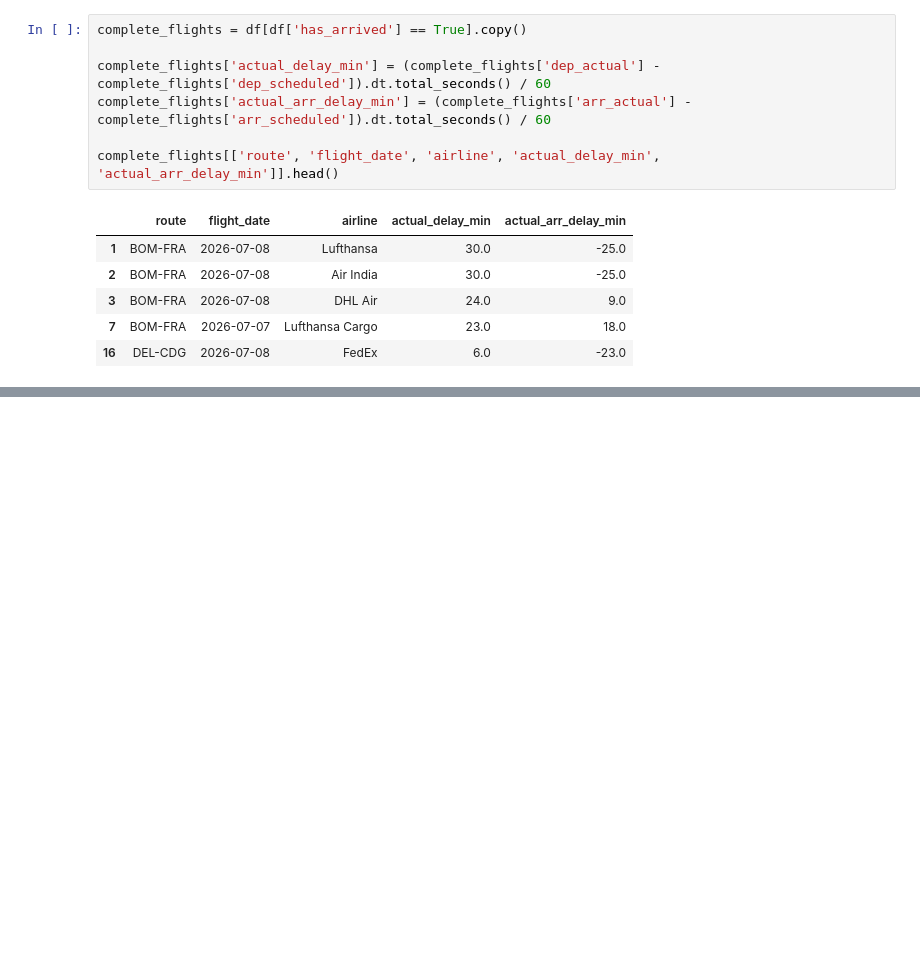
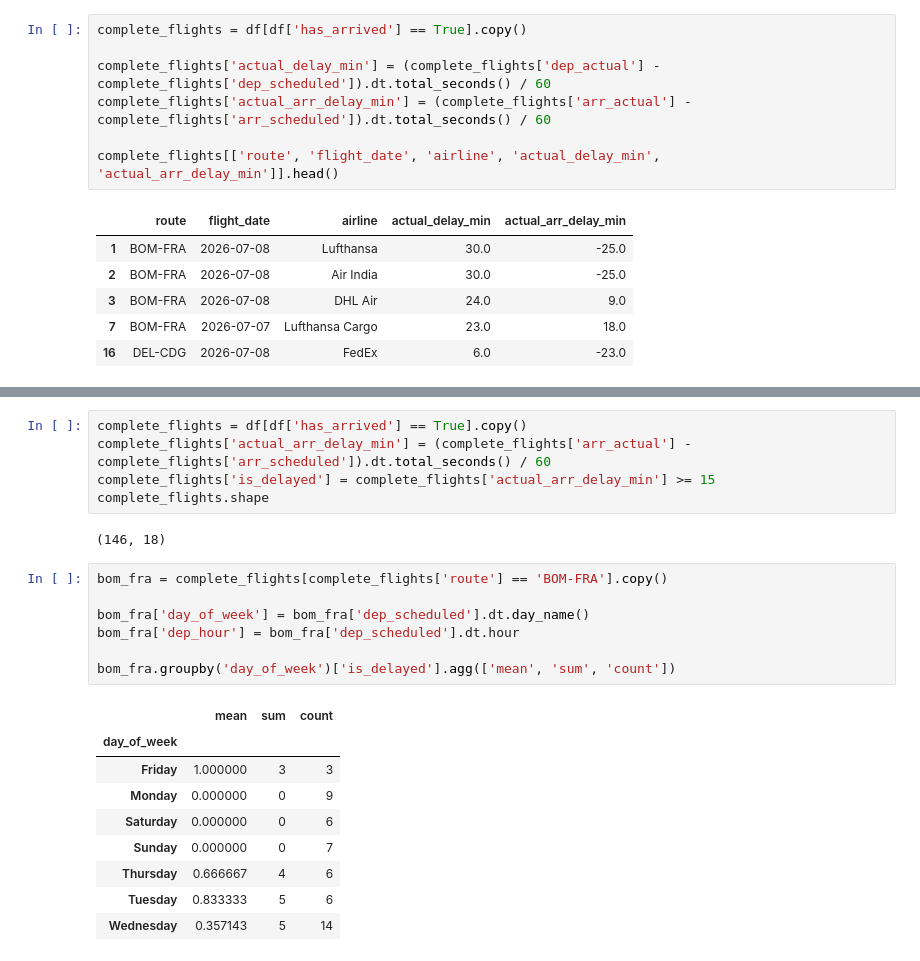
Before and after one commit to khushi1215/RouteWatch, a Jupyter notebook: explore.ipynb, the cells around one changed output, grey strips where cells are left out. Drawn from its saved outputs; the diff is of its cells as text; blank space fills up the shorter version.

Commit message:
eda: BOM-FRA day-of-week and hour-of-day delay patterns

```diff
--- a/explore.ipynb
+++ b/explore.ipynb
@@ -329,0 +338,24 @@ bom_fra.groupby('airline')['is_delayed'].agg(['mean', 'sum', 'count']).sort_valu
+# %%
+complete_flights = df[df['has_arrived'] == True].copy()
+complete_flights['actual_arr_delay_min'] = (complete_flights['arr_actual'] - complete_flights['arr_scheduled']).dt.total_seconds() / 60
+complete_flights['is_delayed'] = complete_flights['actual_arr_delay_min'] >= 15
+complete_flights.shape
+# %% [output]
+(146, 18)
+# %%
+bom_fra = complete_flights[complete_flights['route'] == 'BOM-FRA'].copy()
+
+bom_fra['day_of_week'] = bom_fra['dep_scheduled'].dt.day_name()
+bom_fra['dep_hour'] = bom_fra['dep_scheduled'].dt.hour
+
+bom_fra.groupby('day_of_week')['is_delayed'].agg(['mean', 'sum', 'count'])
+# %% [output]
+|  | mean | sum | count |
+| day_of_week |  |  |  |
+| Friday | 1.000000 | 3 | 3 |
+| Monday | 0.000000 | 0 | 9 |
+| Saturday | 0.000000 | 0 | 6 |
+| Sunday | 0.000000 | 0 | 7 |
+| Thursday | 0.666667 | 4 | 6 |
+| Tuesday | 0.833333 | 5 | 6 |
+| Wednesday | 0.357143 | 5 | 14 |
```
Also changed, not shown: parts of 23 cells of this notebook.
